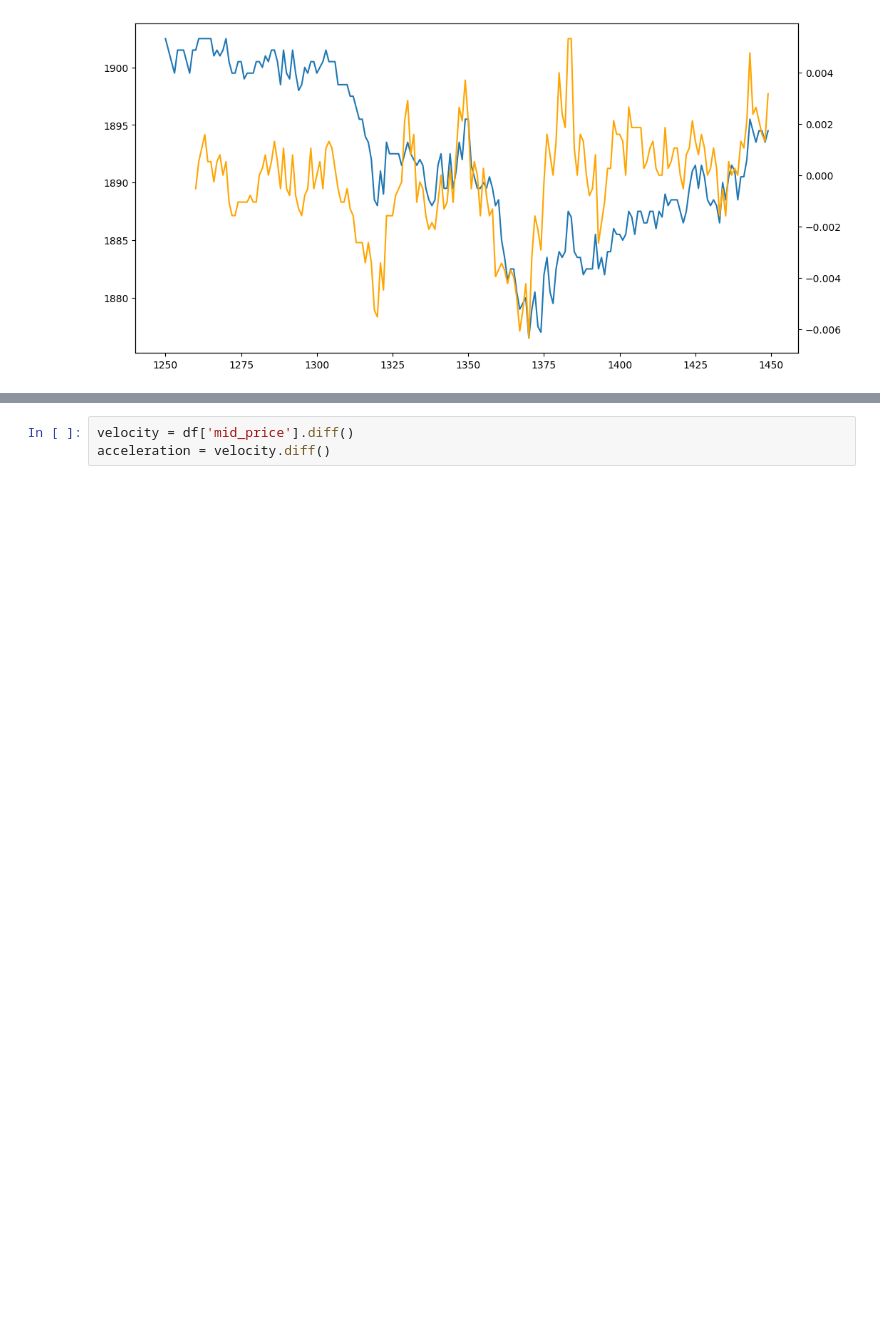
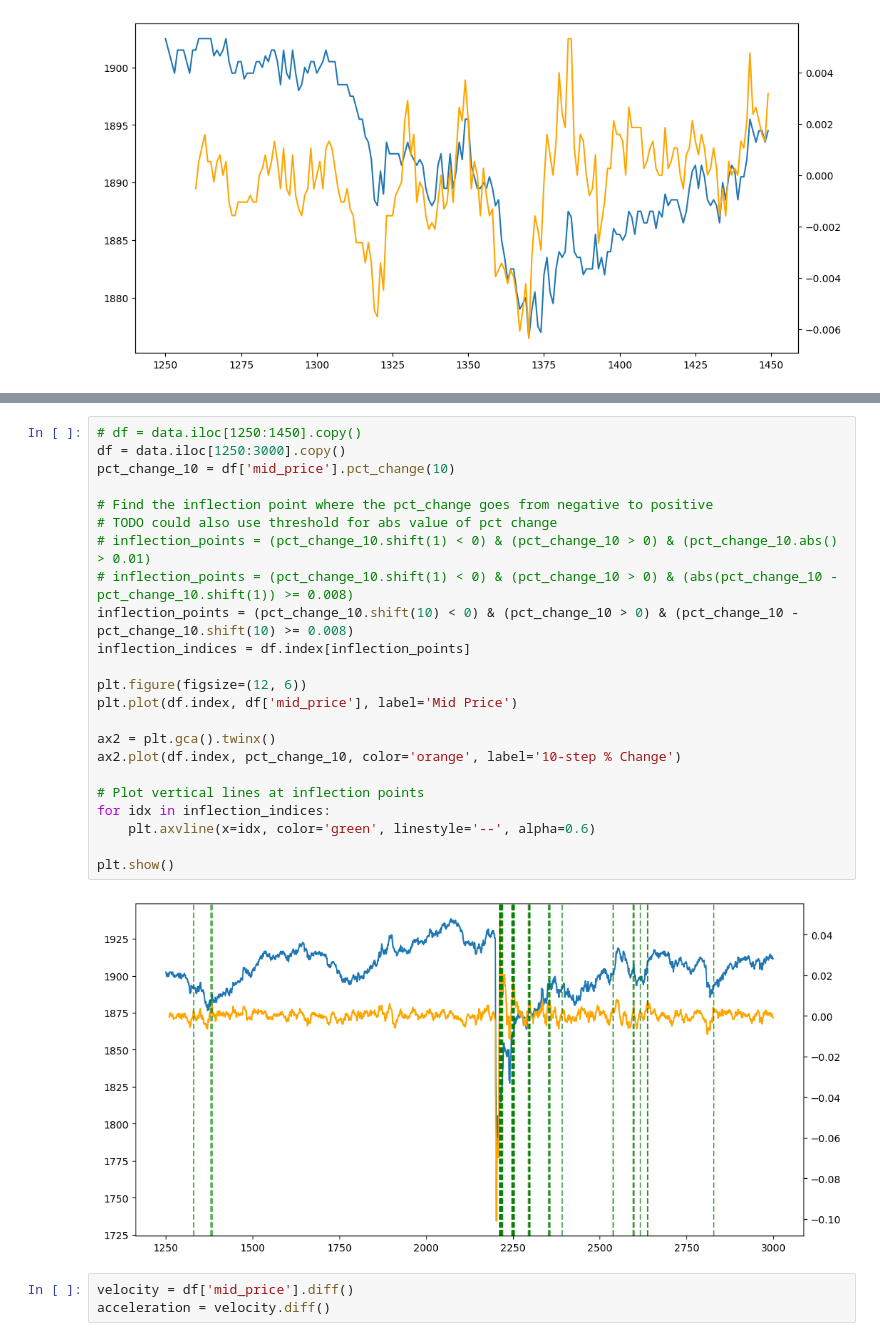
Before and after one commit to kinshu0/prosperity-3, a Jupyter notebook: round4/ink-micro-momentum.ipynb, the cells around one changed output, grey strips where cells are left out. Cells and saved outputs as stored; diff of their text form; blank space fills up the shorter version.

```diff
--- a/round4/ink-micro-momentum.ipynb
+++ b/round4/ink-micro-momentum.ipynb
@@ -92,3 +93,28 @@ plt.show()
+# %%
+# df = data.iloc[1250:1450].copy()
+df = data.iloc[1250:3000].copy()
+pct_change_10 = df['mid_price'].pct_change(10)
+
+# Find the inflection point where the pct_change goes from negative to positive
+# TODO could also use threshold for abs value of pct change
+# inflection_points = (pct_change_10.shift(1) < 0) & (pct_change_10 > 0) & (pct_change_10.abs() > 0.01)
+# inflection_points = (pct_change_10.shift(1) < 0) & (pct_change_10 > 0) & (abs(pct_change_10 - pct_change_10.shift(1)) >= 0.008)
+inflection_points = (pct_change_10.shift(10) < 0) & (pct_change_10 > 0) & (pct_change_10 - pct_change_10.shift(10) >= 0.008)
+inflection_indices = df.index[inflection_points]
+
+plt.figure(figsize=(12, 6))
+plt.plot(df.index, df['mid_price'], label='Mid Price')
+
+ax2 = plt.gca().twinx()
+ax2.plot(df.index, pct_change_10, color='orange', label='10-step % Change')
+
+# Plot vertical lines at inflection points
+for idx in inflection_indices:
+    plt.axvline(x=idx, color='green', linestyle='--', alpha=0.6)
+
+plt.show()
+# %% [output]
+[figure, added]
 # %%
 velocity = df['mid_price'].diff()
 acceleration = velocity.diff()
```
Also changed, not shown: parts of 1 cell of this notebook, 1 other file.
